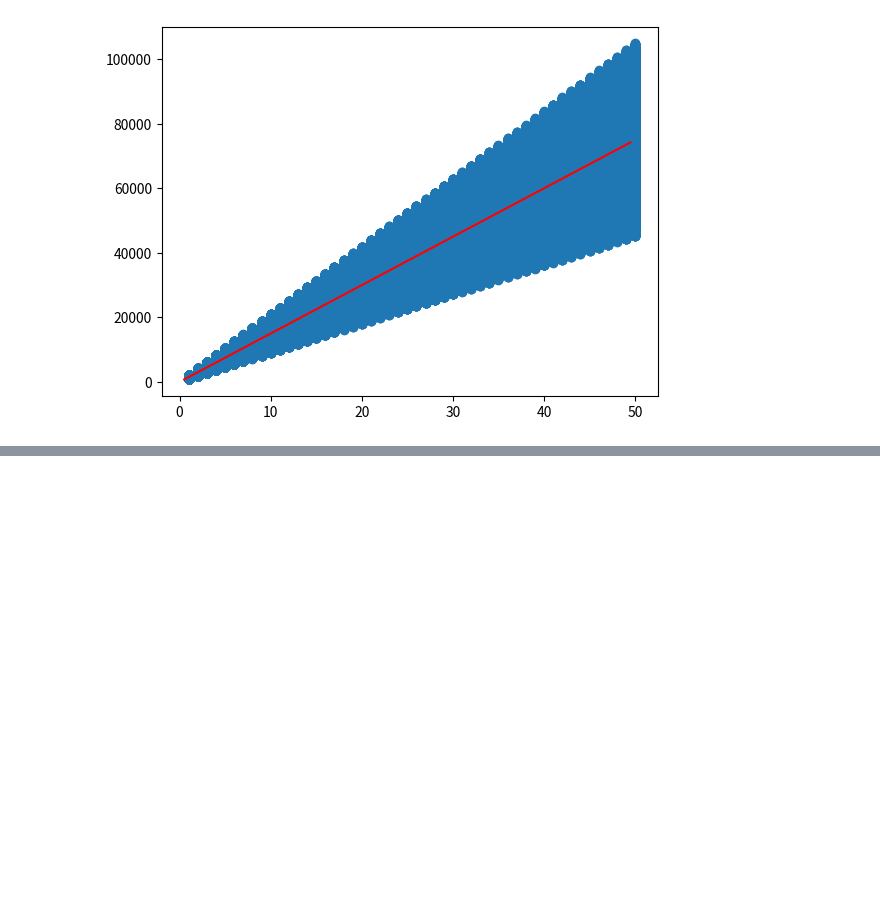
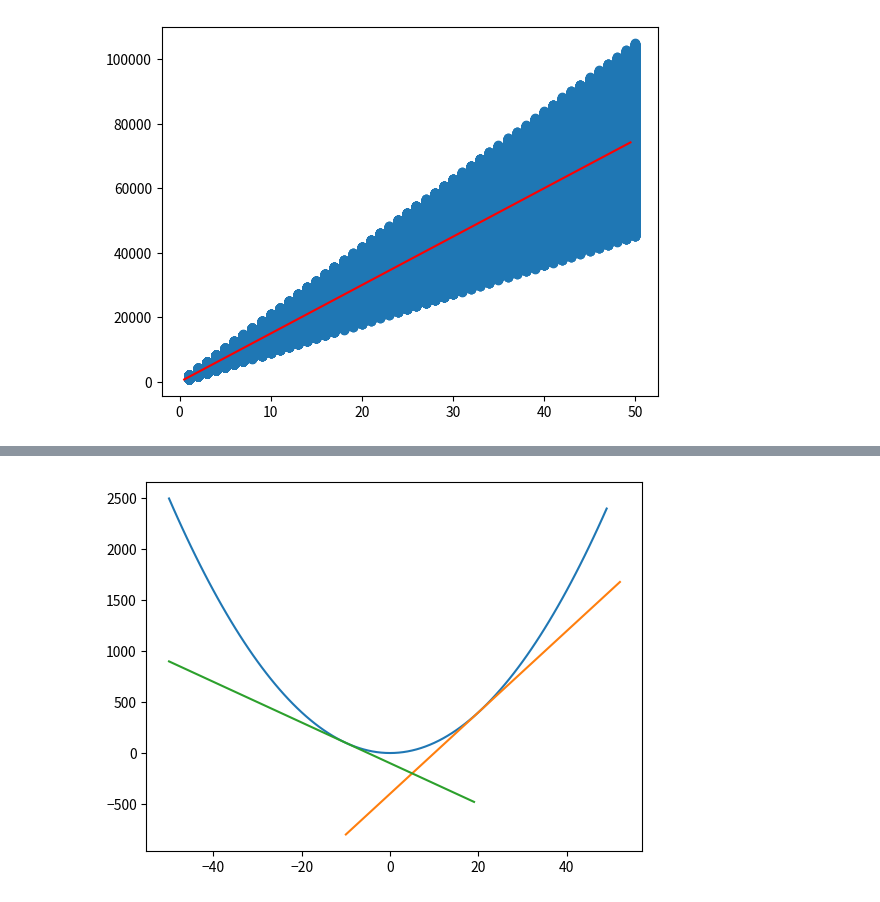
Before and after one commit to takarotoooooo/learning-for-ml, a Jupyter notebook: notebook/回帰分析/01-simple-regression-analysis.ipynb, the cells around one changed output, grey strips where cells are left out. Saved outputs shown, nothing was run; the diff lists cells and outputs as text; code cells hidden in the pictures; blank space fills up the shorter version.

```diff
--- a/notebook/回帰分析/01-simple-regression-analysis.ipynb
+++ b/notebook/回帰分析/01-simple-regression-analysis.ipynb
@@ -184,0 +293,13 @@ plt.show()
+# %%
+x = np.arange(-50, 50, 1)
+plt.plot(x, [xs ** 2 for xs in x])
+
+x1 = np.arange(-10, 53, 1)
+plt.plot(x1, 40 * x1 - 400)
+
+x2 = np.arange(-50, 20, 1)
+plt.plot(x2, -20 * x2 - 100)
+
+plt.show()
+# %% [output]
+[figure, added]
```
Also changed, not shown: parts of 8 cells of this notebook, 5 other files.
